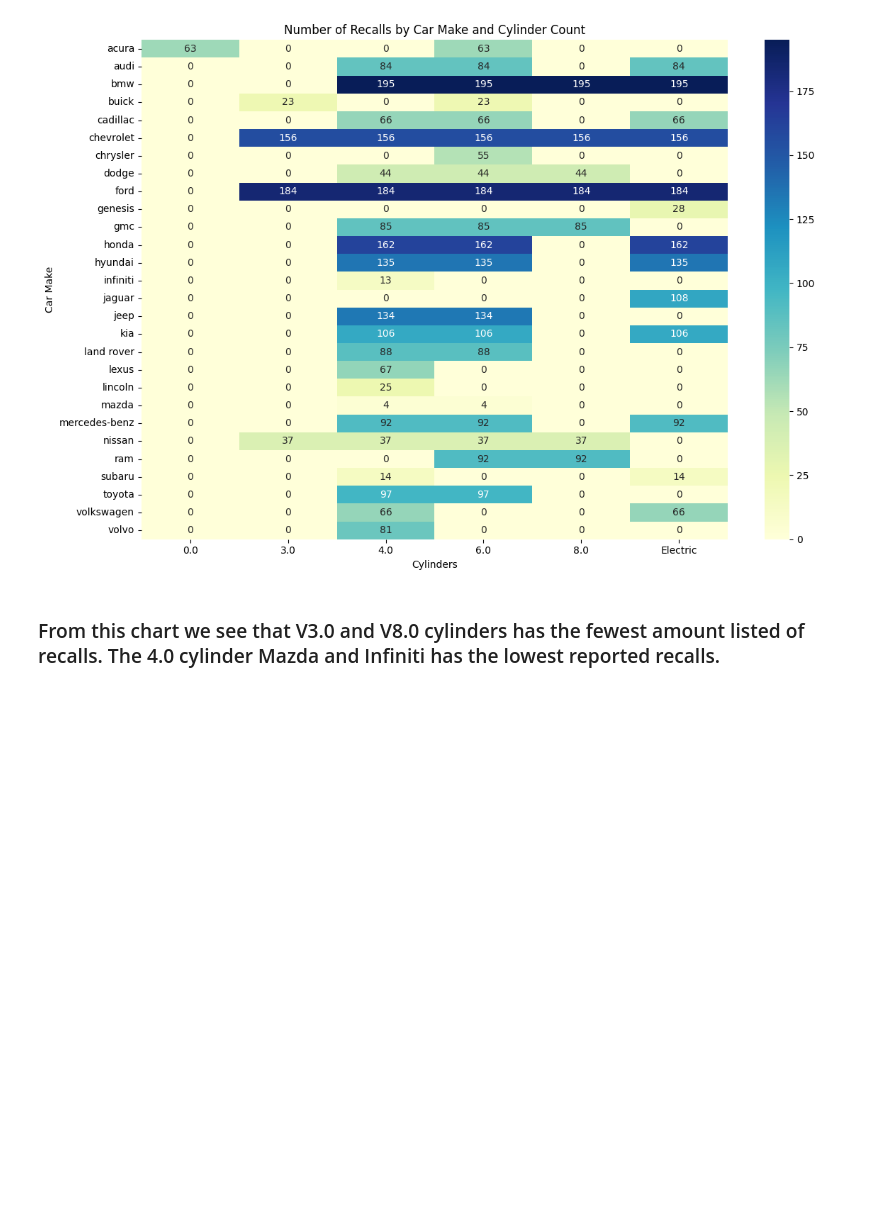
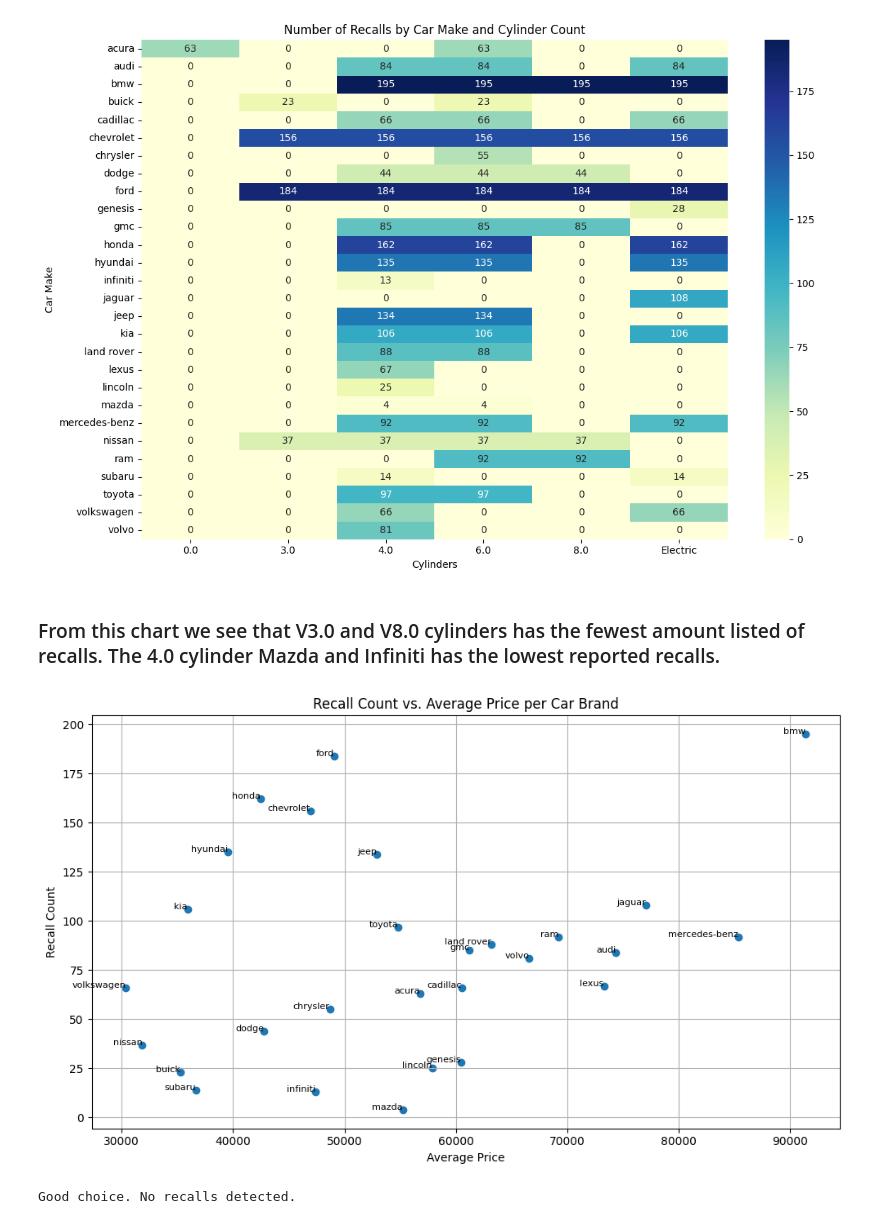
Before and after one commit to ellioc/VehicleRecalls2024, a Jupyter notebook: car_report.ipynb, the cells around one changed output. Drawn from its saved outputs; the diff is of its cells as text; code cells hidden in the pictures; blank space fills up the shorter version.

Commit message:
All plots completed

```diff
--- a/car_report.ipynb
+++ b/car_report.ipynb
@@ -503,3 +470,52 @@ plt.show()
 [figure]
 # %% [markdown]
 ### From this chart we see that V3.0 and V8.0 cylinders has the fewest amount listed of recalls. The 4.0 cylinder Mazda and Infiniti has the lowest reported recalls.
+# %%
+# Step 1: Group data to get recall count and average price per make
+recall_price_df = joined_df.groupby('make').agg({
+    'file': 'nunique',      # unique recall files per brand
+    'price': 'mean'         # average price per brand
+}).rename(columns={'file': 'recall_count', 'price': 'avg_price'})
+
+# Step 2: Remove missing values if any
+recall_price_df.dropna(subset=['avg_price'], inplace=True)
+
+# Step 3: Plot scatter chart
+plt.figure(figsize=(10, 6))
+plt.scatter(recall_price_df['avg_price'], recall_price_df['recall_count'])
+
+# Annotate some points for clarity
+for make, row in recall_price_df.iterrows():
+    plt.text(row['avg_price'], row['recall_count'], make, fontsize=8, ha='right')
+
+plt.xlabel('Average Price')
+plt.ylabel('Recall Count')
+plt.title('Recall Count vs. Average Price per Car Brand')
+plt.grid(True)
+plt.tight_layout()
+plt.show()
+# %% [output]
+[figure, added]
+# %%
+def check_vehicle_recalls(joined_df):
+    # Prompt user for input
+    year = input("Enter vehicle year (e.g., 2024): ").strip()
+    make = input("Enter car make (e.g., Toyota): ").strip().title()
+    model = input("Enter car model (e.g., Camry): ").strip().title()
+
+    # Filter dataset for the user’s input
+    match = joined_df[
+        (joined_df['year'].astype(str) == year) &
+        (joined_df['make'].str.title() == make) &
+        (joined_df['model'].str.title() == model)
+    ]
+
+    # Output result
+    if not match.empty:
+        print("Huge RED FLAGS. Your selection has recalls.")
+    else:
+        print("Good choice. No recalls detected.")
+
+check_vehicle_recalls(joined_df)
+# %% [output]
+Good choice. No recalls detected.
```
Also changed, not shown: parts of 2 cells of this notebook, 3 other files.
